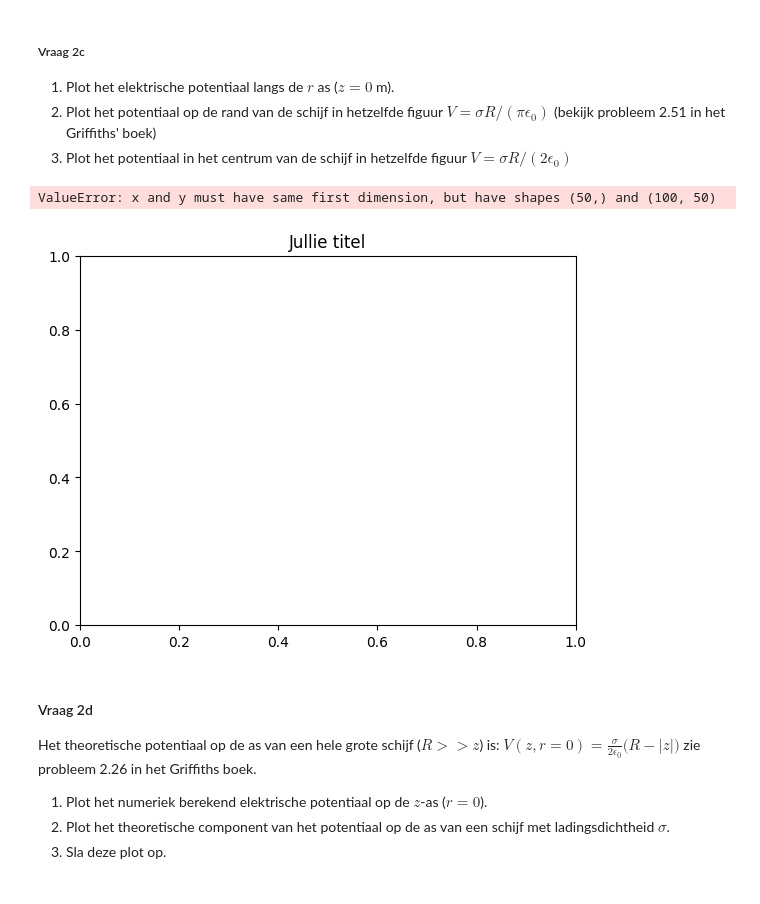
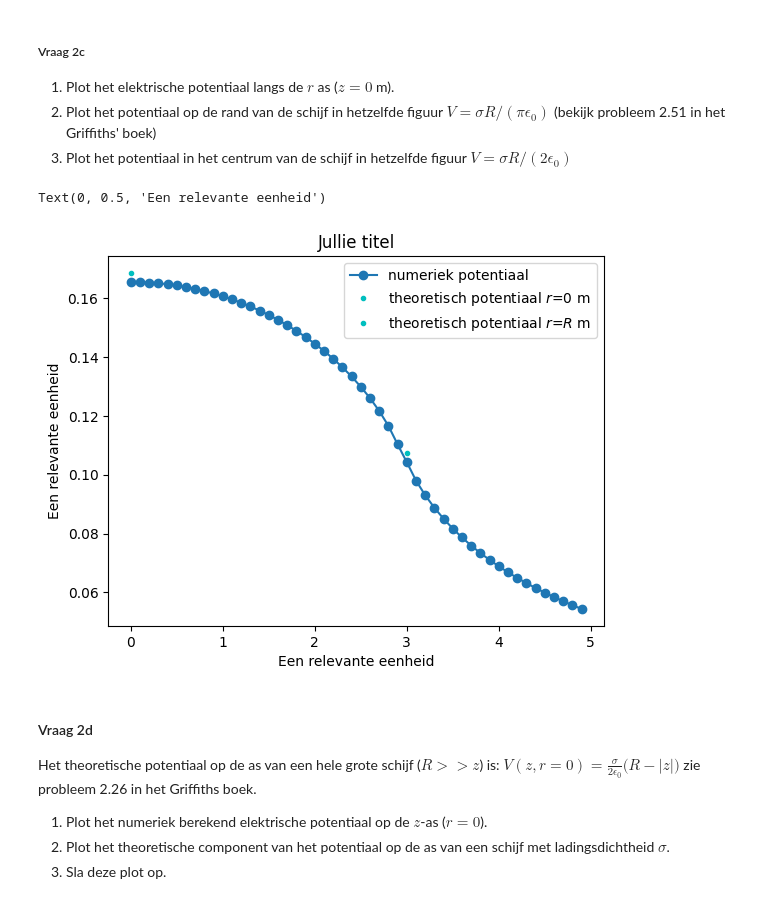
Before and after one commit to ErikvdBerkmortel/DEF-repository, a Jupyter notebook: DigitaleOntwerpopdrachten/1CondensatorOpdracht/CondensatorOntwerpopdracht.ipynb, the cells around one changed output. Drawn from its saved outputs; the diff is of its cells as text; code cells hidden in the pictures.

```diff
--- a/DigitaleOntwerpopdrachten/1CondensatorOpdracht/CondensatorOntwerpopdracht.ipynb
+++ b/DigitaleOntwerpopdrachten/1CondensatorOpdracht/CondensatorOntwerpopdracht.ipynb
@@ -204,26 +204,28 @@ De oppervlakte ladingsdichtheid is sigma = 9.95e-13 C/m^2
 3. Plot het potentiaal in het centrum van de schijf in hetzelfde figuur $V = \sigma R/(2 \epsilon_0)$
 # %%
 # Vul deze code aan zodat deze vraag 2.3 beantwoord.
+
 idx_z_zero = 50
 idx_R = 80
 idx_centrum = 65
 
-V_0 = V[idx_z_zero][1:] # potentiaal op r = 0
-V_R = V[idx_R][1:] # potentiaal op r = R
+r_R = disk_radius # straal van de schijf
+
+V_0 = (sigma*r_R)/(2*epsilon0) # potentiaal op r = 0
+V_R = (sigma*r_R)/(np.pi*epsilon0) # potentiaal op r = R
 V_centrum = V[idx_centrum][1:] # potentiaal op r = centrum
 
-r_R = 3 # straal van de schijf
 
 plt.title(f"Jullie titel")
-plt.plot(r, V, "o-", label="numeriek potentiaal")
+plt.plot(r, V[idx_z_zero], "o-", label="numeriek potentiaal")
 plt.plot(0, V_0, "c.", label="theoretisch potentiaal $r$=0 m")
 plt.plot(r_R, V_R, "c.", label="theoretisch potentiaal $r$=$R$ m")
 plt.legend()
 plt.xlabel("Een relevante eenheid")
 plt.ylabel("Een relevante eenheid")
 # %% [output]
-ValueError: x and y must have same first dimension, but have shapes (50,) and (100, 50)
+Text(0, 0.5, 'Een relevante eenheid')
-[figure, old version]
+[figure, new version]
 # %% [markdown]
 #### Vraag 2d
 
```
